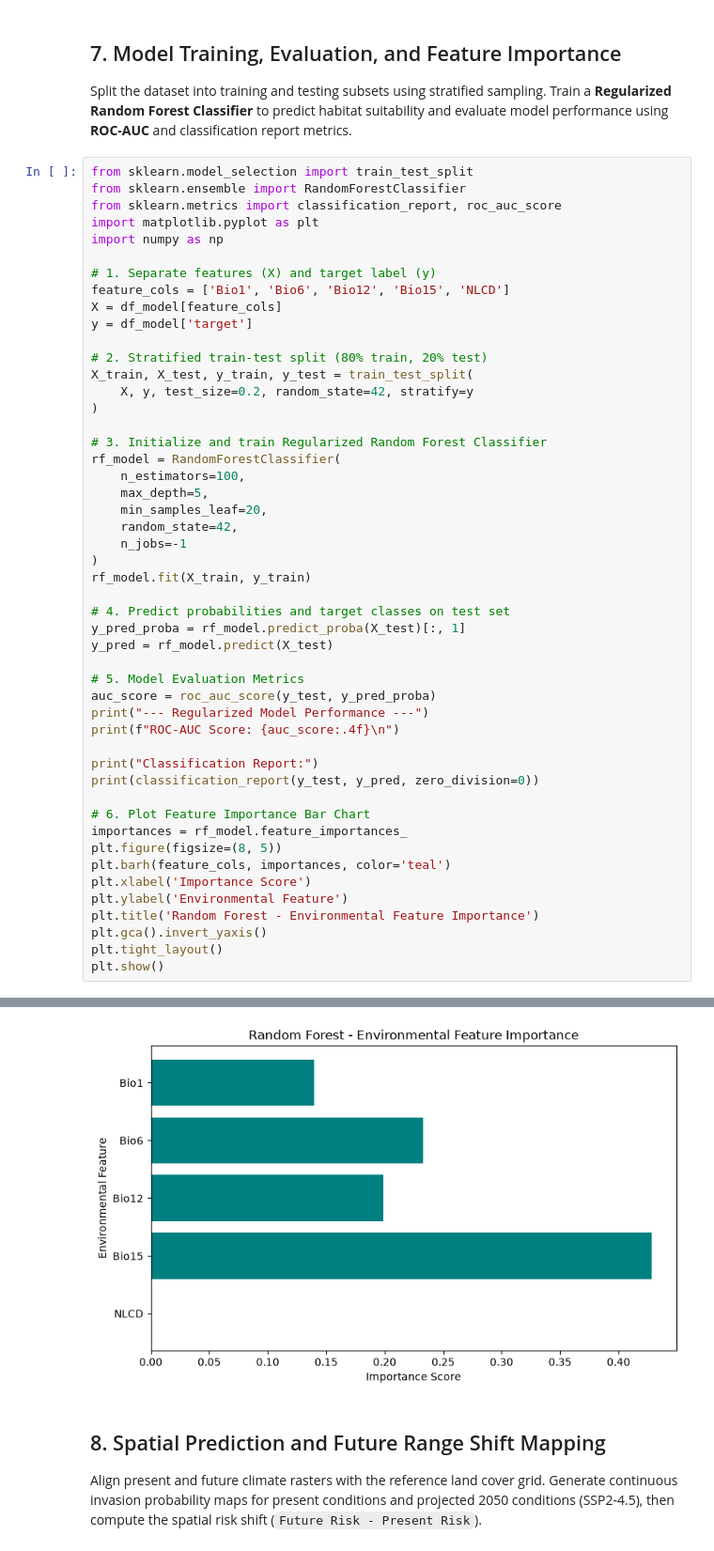
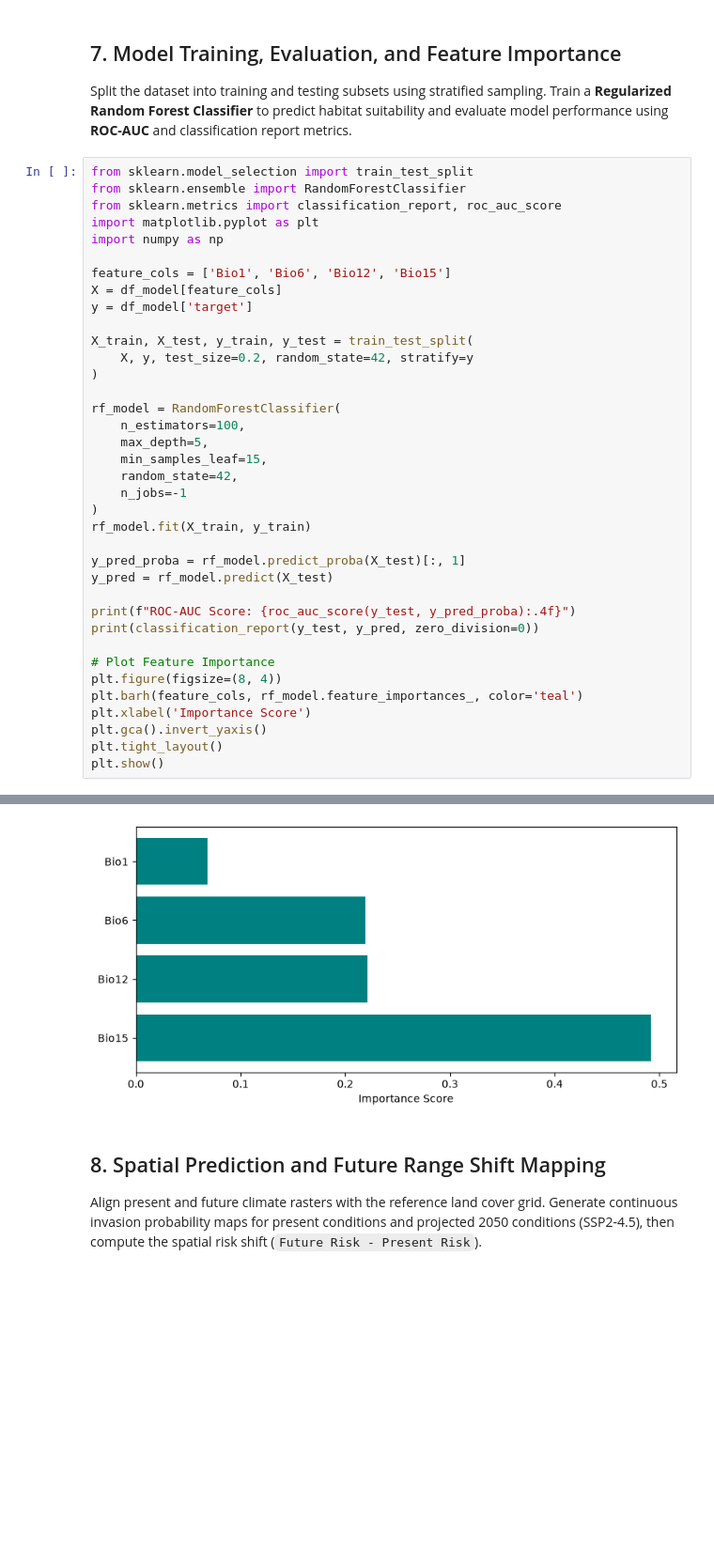
Before and after one commit to triciamorales/PROJECT, a Jupyter notebook: Pyrus_calleryana.ipynb, the cells around one changed output, grey strips where cells are left out. Shown at 94% size. Drawn from its saved outputs; the diff is of its cells as text; blank space fills up the shorter version.

```diff
--- a/Pyrus_calleryana.ipynb
+++ b/Pyrus_calleryana.ipynb
@@ -367,45 +373,33 @@ from sklearn.metrics import classification_report, roc_auc_score
 import matplotlib.pyplot as plt
 import numpy as np
 
-# 1. Separate features (X) and target label (y)
-feature_cols = ['Bio1', 'Bio6', 'Bio12', 'Bio15', 'NLCD']
+feature_cols = ['Bio1', 'Bio6', 'Bio12', 'Bio15']
 X = df_model[feature_cols]
 y = df_model['target']
 
-# 2. Stratified train-test split (80% train, 20% test)
 X_train, X_test, y_train, y_test = train_test_split(
     X, y, test_size=0.2, random_state=42, stratify=y
 )
 
-# 3. Initialize and train Regularized Random Forest Classifier
 rf_model = RandomForestClassifier(
     n_estimators=100,
     max_depth=5,
-    min_samples_leaf=20,
+    min_samples_leaf=15,
     random_state=42,
     n_jobs=-1
 )
 rf_model.fit(X_train, y_train)
 
-# 4. Predict probabilities and target classes on test set
 y_pred_proba = rf_model.predict_proba(X_test)[:, 1]
 y_pred = rf_model.predict(X_test)
 
-# 5. Model Evaluation Metrics
-auc_score = roc_auc_score(y_test, y_pred_proba)
-print("--- Regularized Model Performance ---")
-print(f"ROC-AUC Score: {auc_score:.4f}\n")
-
-print("Classification Report:")
+print(f"ROC-AUC Score: {roc_auc_score(y_test, y_pred_proba):.4f}")
 print(classification_report(y_test, y_pred, zero_division=0))
 
-# 6. Plot Feature Importance Bar Chart
-importances = rf_model.feature_importances_
-plt.figure(figsize=(8, 5))
-plt.barh(feature_cols, importances, color='teal')
+# Plot Feature Importance
+plt.figure(figsize=(8, 4))
+plt.barh(feature_cols, rf_model.feature_importances_, color='teal')
 plt.xlabel('Importance Score')
-plt.ylabel('Environmental Feature')
-plt.title('Random Forest - Environmental Feature Importance')
 plt.gca().invert_yaxis()
 plt.tight_layout()
 plt.show()
@@ -425,4 +416,4 @@ weighted avg       0.98      0.98      0.98     48032
-[figure, old version]
+[figure, new version]
 # %% [markdown]
 ## 8. Spatial Prediction and Future Range Shift Mapping
 Align present and future climate rasters with the reference land cover grid. Generate continuous invasion probability maps for present conditions and projected 2050 conditions (SSP2-4.5), then compute the spatial risk shift (`Future Risk - Present Risk`).
```
Also changed, not shown: parts of 4 cells of this notebook.
